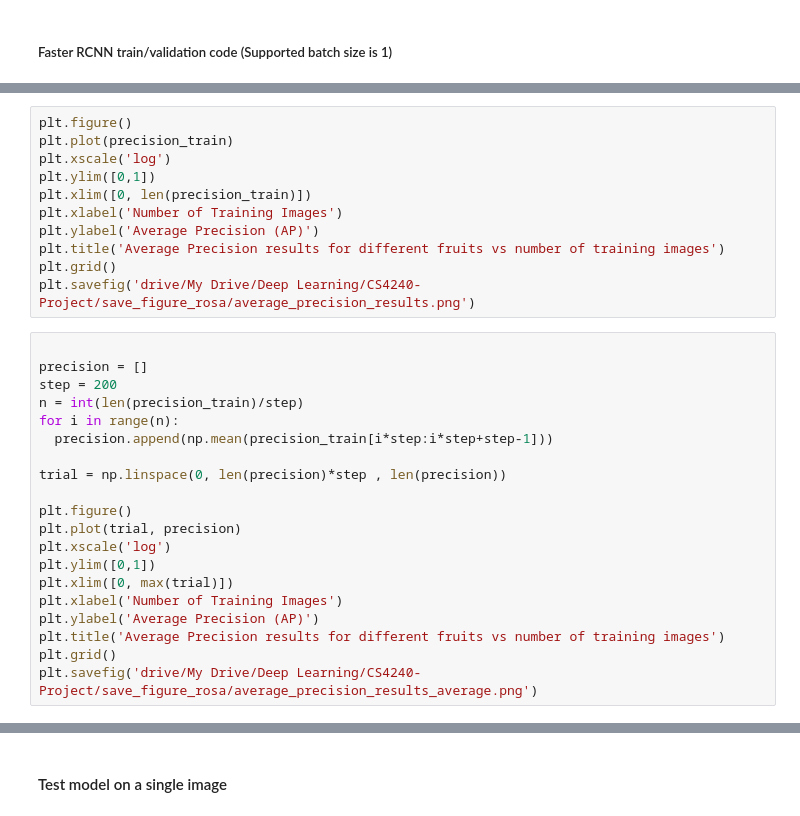
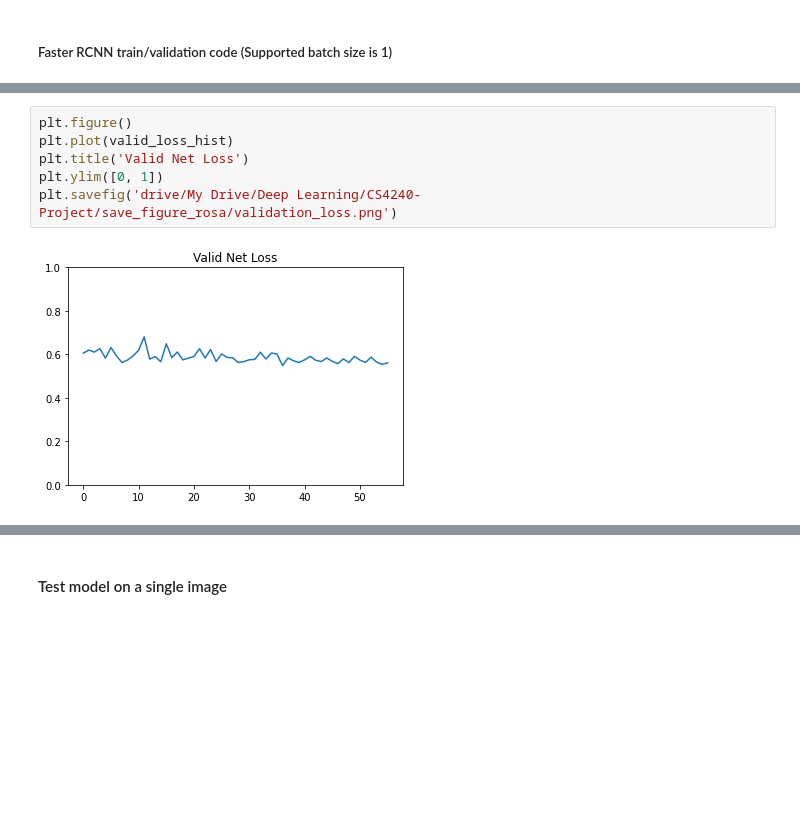
Before and after one commit to resmaessen/CS4240-DL_Reproduce-_project_Fruit_Detection, a Jupyter notebook: Faster_RCNN.ipynb, the cells around one changed output, grey strips where cells are left out. Drawn from its saved outputs; the diff is of its cells as text; blank space fills up the shorter version.

```diff
--- a/Faster_RCNN.ipynb
+++ b/Faster_RCNN.ipynb
@@ -1148,31 +1264,8 @@ for epoch in range(epoch_start,epoch_start+total_epoch):
 # %%
 plt.figure()
-plt.plot(precision_train)
-plt.xscale('log')
-plt.ylim([0,1])
-plt.xlim([0, len(precision_train)])
-plt.xlabel('Number of Training Images')
-plt.ylabel('Average Precision (AP)')
-plt.title('Average Precision results for different fruits vs number of training images')
-plt.grid()
-plt.savefig('drive/My Drive/Deep Learning/CS4240-Project/save_figure_rosa/average_precision_results.png')
+plt.plot(valid_loss_hist)
+plt.title('Valid Net Loss')
+plt.ylim([0, 1])
+plt.savefig('drive/My Drive/Deep Learning/CS4240-Project/save_figure_rosa/validation_loss.png')
+# %% [output]
+[figure, added]
-# %%
-
-precision = []
-step = 200
-n = int(len(precision_train)/step)
-for i in range(n):
-  precision.append(np.mean(precision_train[i*step:i*step+step-1]))
-
-trial = np.linspace(0, len(precision)*step , len(precision))
-
-plt.figure()
-plt.plot(trial, precision)
-plt.xscale('log')
-plt.ylim([0,1])
-plt.xlim([0, max(trial)])
-plt.xlabel('Number of Training Images')
-plt.ylabel('Average Precision (AP)')
-plt.title('Average Precision results for different fruits vs number of training images')
-plt.grid()
-plt.savefig('drive/My Drive/Deep Learning/CS4240-Project/save_figure_rosa/average_precision_results_average.png')
```
Also changed, not shown: parts of 15 cells of this notebook.
